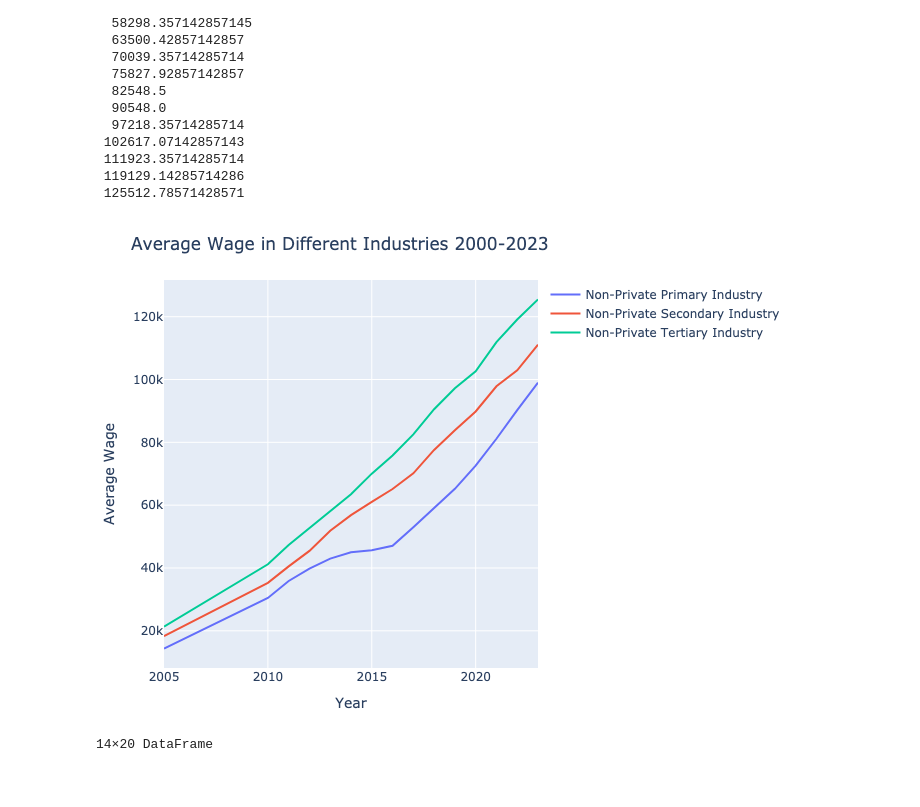
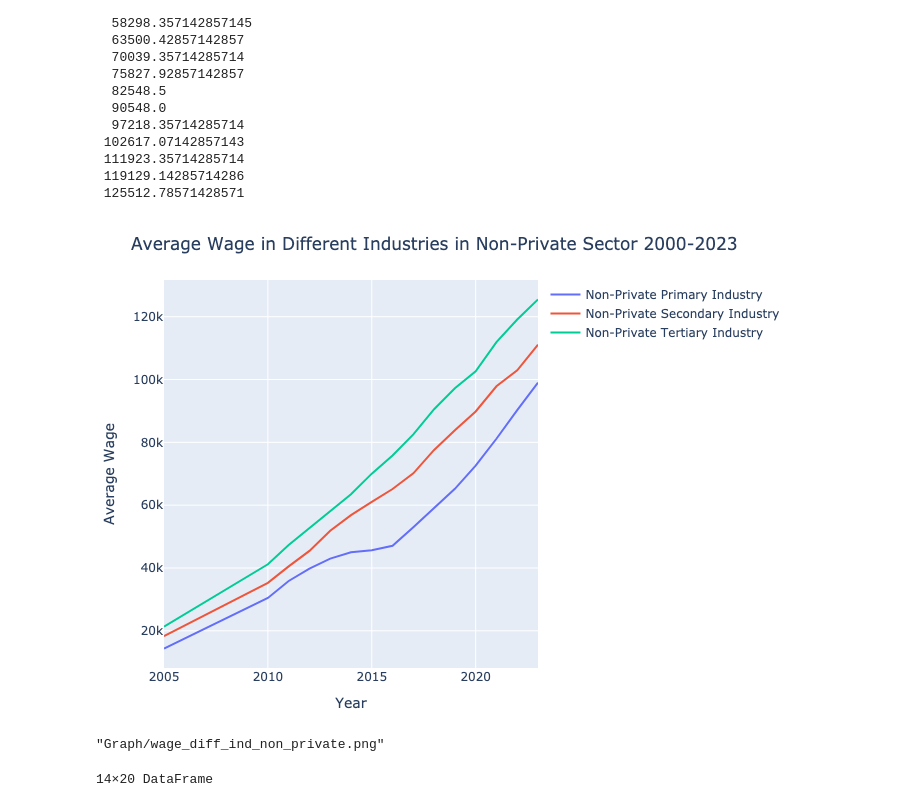
Before and after one commit to liminglin98/Labor-with-Moshe, a Jupyter notebook: Code/Grapha.ipynb, the cells around one changed output. Drawn from its saved outputs; the diff is of its cells as text; code cells hidden in the pictures.

Commit message:
Updated Graph Code

```diff
--- a/Code/Grapha.ipynb
+++ b/Code/Grapha.ipynb
@@ -287,34 +407,37 @@ df_4_12_year."Tertiary Industry" = (df_4_12_year."Transport, Storage and Post".+
 # %%
 #Evolution of Average Wage in Different Sectors
 pi_wage_line = PlotlyJS.scatter(
     x = df_4_12_year."Year",
     y = df_4_12_year."Primary Industry",
     mode = "lines",
     name = "Non-Private Primary Industry",
     yaxis = "y"   # primary y-axis
 )
 si_wage_line = PlotlyJS.scatter(
     x = df_4_12_year."Year",
     y = df_4_12_year."Secondary Industry",
     mode = "lines",
     name = "Non-Private Secondary Industry",
     yaxis = "y"   # primary y-axis
 )
 ti_wage_line = PlotlyJS.scatter(
     x = df_4_12_year."Year",
     y = df_4_12_year."Tertiary Industry",
     mode = "lines",
     name = "Non-Private Tertiary Industry",
     yaxis = "y"   # primary y-axis
 )
 layout8 = PlotlyJS.Layout(
-    title = "Average Wage in Different Industries 2000-2023",
+    title = "Average Wage in Different Industries in Non-Private Sector 2000-2023",
     xaxis = PlotlyJS.attr(title = "Year"),
     yaxis = PlotlyJS.attr(title = "Average Wage"),
 )
-display(PlotlyJS.plot([pi_wage_line, si_wage_line, ti_wage_line], layout8))
+wage_diff_ind_non_private = PlotlyJS.plot([pi_wage_line, si_wage_line, ti_wage_line], layout8)
+display(wage_diff_ind_non_private)
+PlotlyJS.savefig(wage_diff_ind, "Graph/wage_diff_ind_non_private.png")
 # %% [output]
-[figure, old version]
+[figure, new version]
+"Graph/wage_diff_ind_non_private.png"
 # %%
 #Loading the data for the average wage of employed persons in urban private units by sector
 df_4_13_year = CSV.read("Data/4-13_AverageWageofEmployedPersonsinUrbanPrivateUnitsbySector by year.csv", DataFrame)
```
Also changed, not shown: parts of 20 cells of this notebook.
